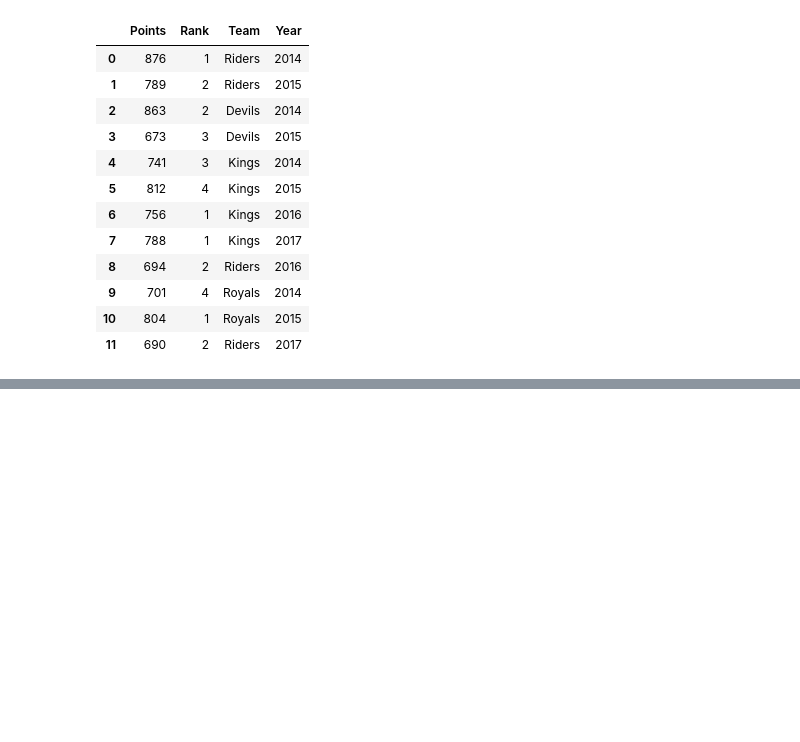
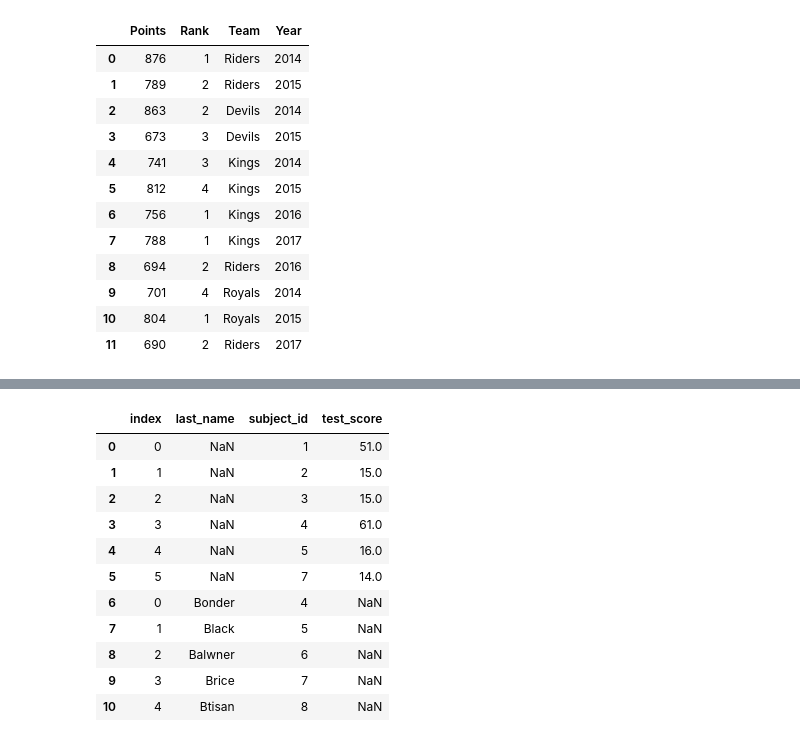
Before and after one commit to Hyundoo-Jin/Machine-Learning, a Jupyter notebook: 교수님 머신러닝/ch4/Pandas.ipynb, the cells around one changed output, grey strips where cells are left out. Cells and saved outputs as stored; diff of their text form; code cells hidden in the pictures; blank space fills up the shorter version.

```diff
--- a/교수님 머신러닝/ch4/Pandas.ipynb
+++ b/교수님 머신러닝/ch4/Pandas.ipynb
@@ -852,0 +944,8 @@ df.groupby('Team').filter(lambda x : x["Points"].mean() > 700)
+# %%
+df_a = pd.DataFrame()
+df_a['subject_id'] = [1, 2, 3, 4, 5, 7]
+df_a['test_score'] = [51, 15, 15, 61, 16, 14]
+# %%
+df_b = pd.DataFrame()
+df_b['subject_id'] = [4, 5, 6, 7, 8]
+df_b['last_name'] = ['Bonder', 'Black', 'Balwner', 'Brice', 'Btisan']
@@ -852,0 +978,16 @@ df.groupby('Team').filter(lambda x : x["Points"].mean() > 700)
+# %%
+df_new = pd.concat([df_a, df_b])    # numpy에서와 마찬가지로 데이터프레임간 append 가능
+df_new.reset_index()
+# %% [output]
+|  | index | last_name | subject_id | test_score |
+| 0 | 0 | NaN | 1 | 51.0 |
+| 1 | 1 | NaN | 2 | 15.0 |
+| 2 | 2 | NaN | 3 | 15.0 |
+| 3 | 3 | NaN | 4 | 61.0 |
+| 4 | 4 | NaN | 5 | 16.0 |
+| 5 | 5 | NaN | 7 | 14.0 |
+| 6 | 0 | Bonder | 4 | NaN |
+| 7 | 1 | Black | 5 | NaN |
+| 8 | 2 | Balwner | 6 | NaN |
+| 9 | 3 | Brice | 7 | NaN |
+| 10 | 4 | Btisan | 8 | NaN |
```
Also changed, not shown: parts of 18 cells of this notebook, 1 other file.
